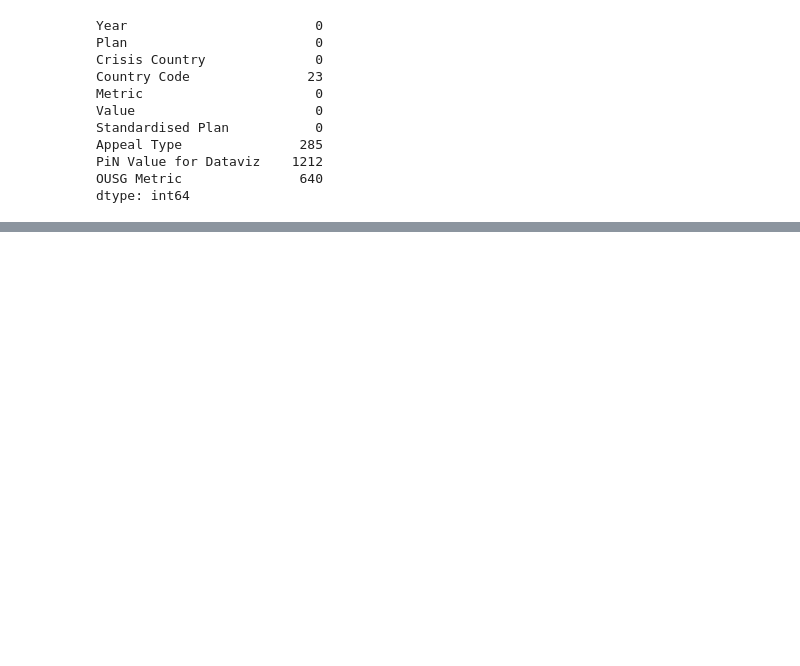
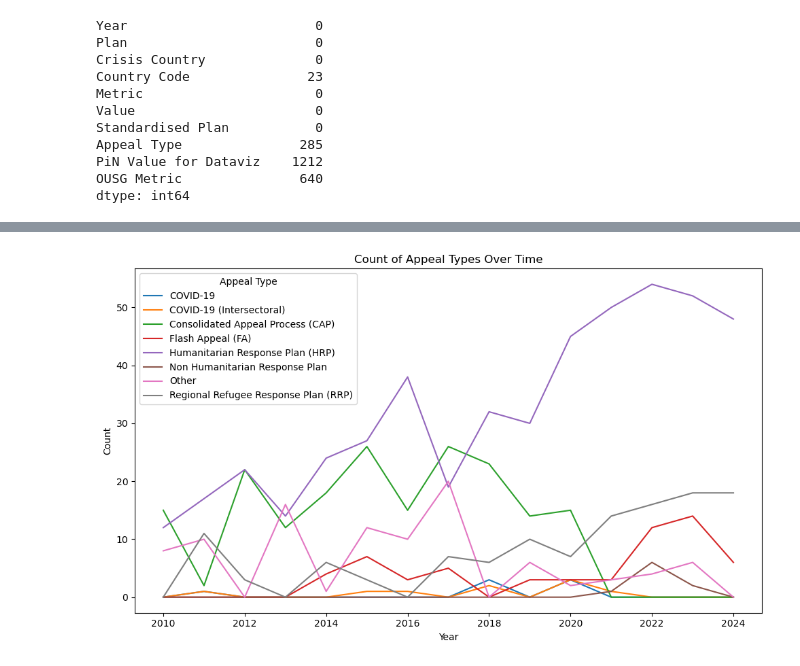
Before and after one commit to Zyjones/Crisis---Humanitarian-Needs-EDA, a Jupyter notebook: Notebooks/EDA/ZakiyyahJ_EDA.ipynb, the cells around one changed output, grey strips where cells are left out. Saved outputs shown, nothing was run; the diff lists cells and outputs as text; code cells hidden in the pictures; blank space fills up the shorter version.

```diff
--- a/Notebooks/EDA/ZakiyyahJ_EDA.ipynb
+++ b/Notebooks/EDA/ZakiyyahJ_EDA.ipynb
@@ -306,0 +195,6 @@ ValueError: The truth value of a DataFrame is ambiguous. Use a.empty, a.bool(),
+# %%
+#count the frequency of unique values per year in the "Modified Appeal Type" column and save this value into a new dataframe named "appeal_counts"
+appeal_counts = year_data["Modified Appeal Type"].value_counts().to_frame('Count').reset_index().rename(columns={'index': 'Value'})
+appeal_counts
+with pd.option_context('display.max_rows', None, 'display.max_columns', None, 'display.width', None, 'display.max_colwidth', None):
+    print(appeal_counts)
@@ -306,0 +219,15 @@ ValueError: The truth value of a DataFrame is ambiguous. Use a.empty, a.bool(),
+# %%
+#Pivot table to show the counts of each Appeal Type Column per year
+pivot_df = appeal_counts.pivot(index='Year', columns='Modified Appeal Type', values='Count').fillna(0)
+
+# Plot line graph
+pivot_df.plot(kind='line', figsize=(10, 6))
+plt.title('Count of Appeal Types Over Time')
+plt.ylabel('Count')
+plt.xlabel('Year')
+plt.xticks(rotation=0)
+plt.legend(title='Appeal Type')
+plt.tight_layout()
+plt.show()
+# %% [output]
+[figure, added]
```
Also changed, not shown: parts of 36 cells of this notebook.
